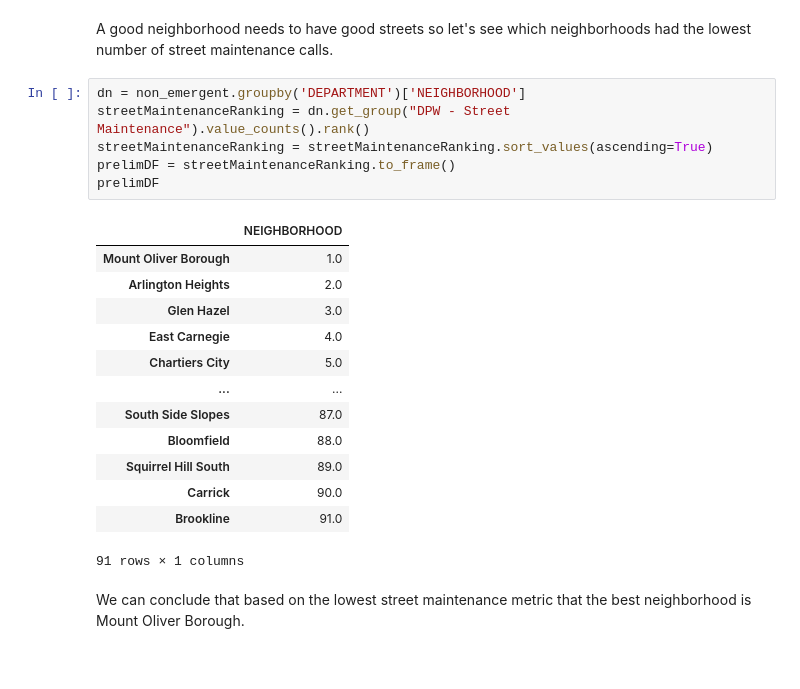
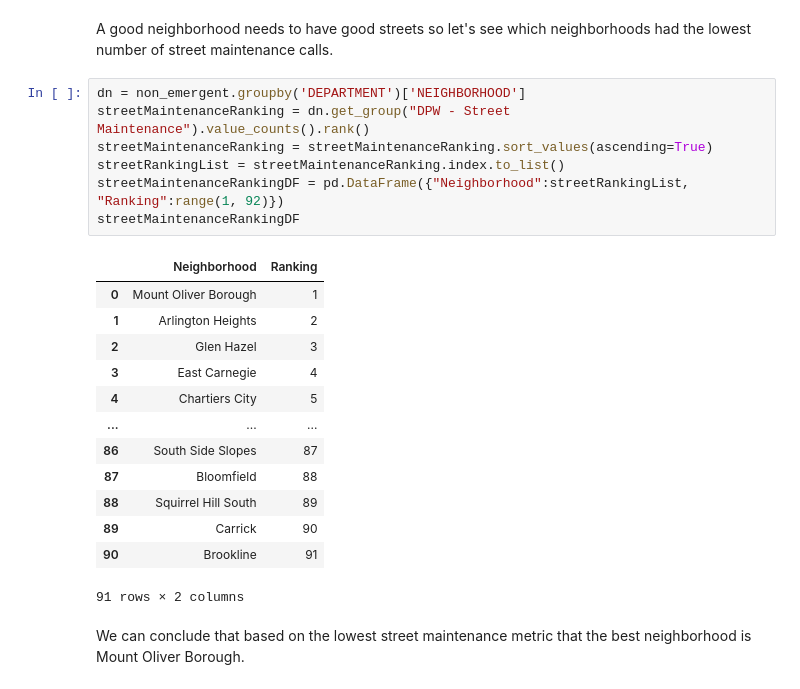
Before and after one commit to rlett/cmpinf0010final, a Jupyter notebook: GroupPresentation.ipynb, the cells around one changed output. Cells and saved outputs as stored; diff of their text form.

```diff
--- a/GroupPresentation.ipynb
+++ b/GroupPresentation.ipynb
@@ -359,23 +359,24 @@ maintenance calls.
 # %%
 dn = non_emergent.groupby('DEPARTMENT')['NEIGHBORHOOD']
 streetMaintenanceRanking = dn.get_group("DPW - Street Maintenance").value_counts().rank()
 streetMaintenanceRanking = streetMaintenanceRanking.sort_values(ascending=True)
-prelimDF = streetMaintenanceRanking.to_frame()
-prelimDF
+streetRankingList = streetMaintenanceRanking.index.to_list()
+streetMaintenanceRankingDF = pd.DataFrame({"Neighborhood":streetRankingList, "Ranking":range(1, 92)})
+streetMaintenanceRankingDF
 # %% [output]
-|  | NEIGHBORHOOD |
-| Mount Oliver Borough | 1.0 |
-| Arlington Heights | 2.0 |
-| Glen Hazel | 3.0 |
-| East Carnegie | 4.0 |
-| Chartiers City | 5.0 |
-| ... | ... |
-| South Side Slopes | 87.0 |
-| Bloomfield | 88.0 |
-| Squirrel Hill South | 89.0 |
-| Carrick | 90.0 |
-| Brookline | 91.0 |
+|  | Neighborhood | Ranking |
+| 0 | Mount Oliver Borough | 1 |
+| 1 | Arlington Heights | 2 |
+| 2 | Glen Hazel | 3 |
+| 3 | East Carnegie | 4 |
+| 4 | Chartiers City | 5 |
+| ... | ... | ... |
+| 86 | South Side Slopes | 87 |
+| 87 | Bloomfield | 88 |
+| 88 | Squirrel Hill South | 89 |
+| 89 | Carrick | 90 |
+| 90 | Brookline | 91 |
-91 rows × 1 columns
+91 rows × 2 columns
 # %% [markdown]
 We can conclude that based on the lowest street maintenance metric that the best neighborhood is Mount Oliver Borough.
 # %% [markdown]
```
